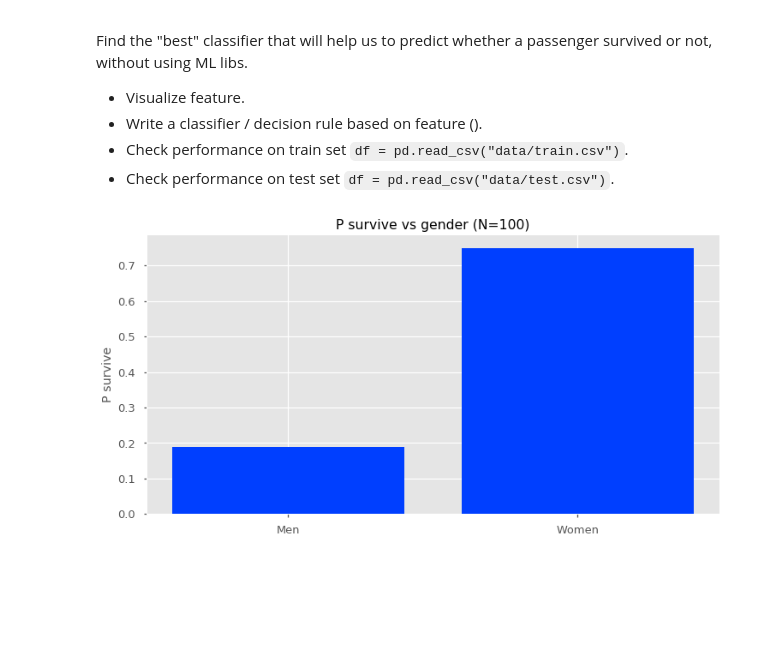
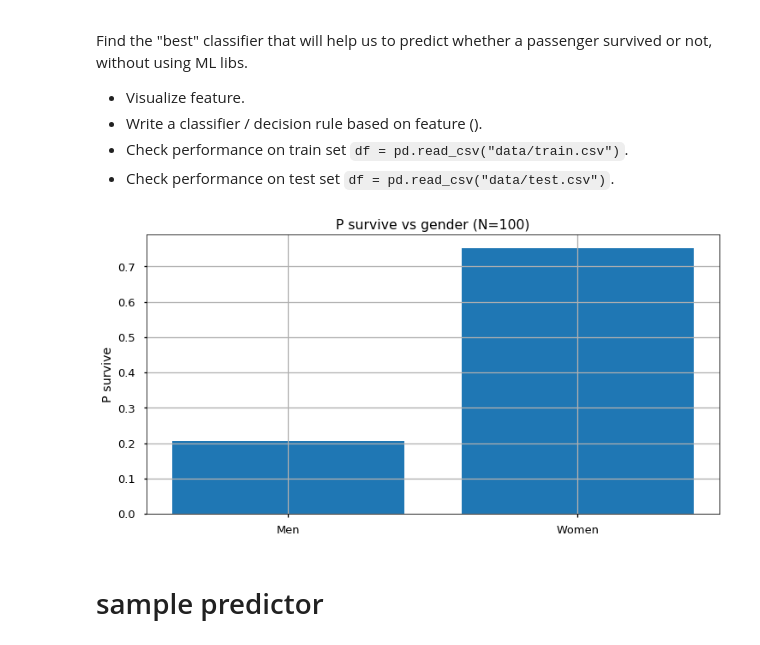
Before and after one commit to edystein/ml_intro, a Jupyter notebook: 01_Titanic_feature_eng/01_titanic_feat_eng.ipynb, the cells around one changed output. Drawn from its saved outputs; the diff is of its cells as text; code cells hidden in the pictures; blank space fills up the shorter version.

````diff
--- a/01_Titanic_feature_eng/01_titanic_feat_eng.ipynb
+++ b/01_Titanic_feature_eng/01_titanic_feat_eng.ipynb
@@ -187,18 +184,26 @@ Find the "best" classifier that will help us to predict whether a passenger surv
 * Check performance on train set ```df = pd.read_csv("data/train.csv")```.
 * Check performance on test set ```df = pd.read_csv("data/test.csv")```.
 # %%
+# P male / femalke survived
+
+
+p_fem_sur = df[(df.Sex == 'female')&(df.Survived == 1)].shape[0] / df[df.Sex == 'female'].shape[0]
+p_mal_sur = df[(df.Sex == 'male')&(df.Survived == 1)].shape[0] / df[df.Sex == 'male'].shape[0]
+
 plt.style.available
 plt.style.use('seaborn-talk')
 
 # %matplotlib notebook
 %matplotlib inline
 fig, ax = plt.subplots(figsize=(12,6))
-ax.bar([0, 1], [0.19, .75], )
+ax.bar([0, 1], [p_mal_sur, p_fem_sur], )
 ax.set_xticks([0, 1])
 ax.set_xticklabels(('Men', 'Women'))
 ax.set_ylabel('P survive')
 ax.set_title('P survive vs gender (N=100)')
 ax.grid(True)
 fig.show()
 # %% [output]
-[figure, old version]
+[figure, new version]
+# %% [markdown]
+# sample predictor
````
Also changed, not shown: parts of 3 cells of this notebook, 2 other files.
